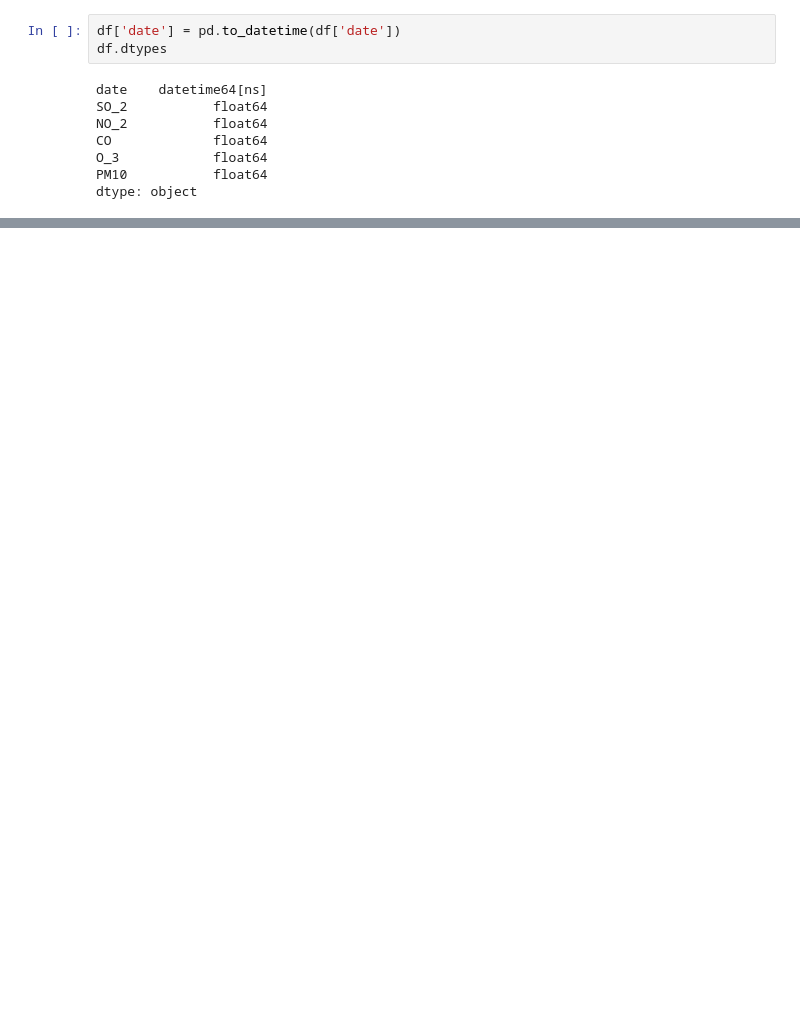
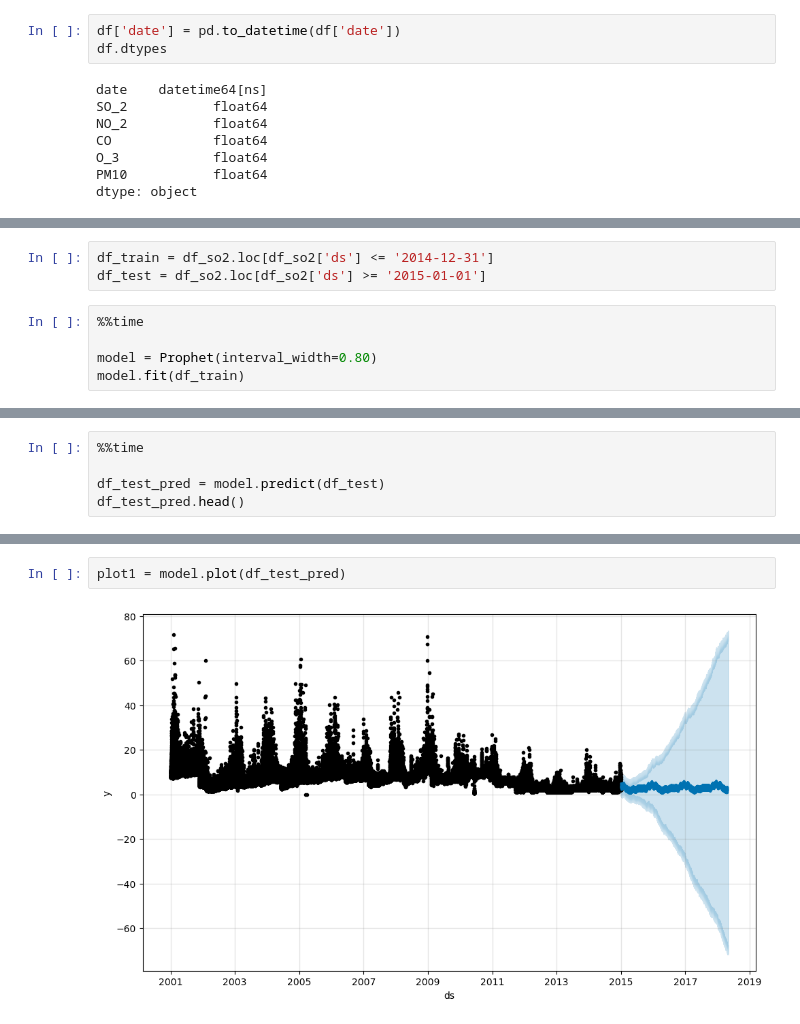
Before and after one commit to svapichon/air-quality-prediction, a Jupyter notebook: madrid.ipynb, the cells around one changed output, grey strips where cells are left out. Saved outputs shown, nothing was run; the diff lists cells and outputs as text; blank space fills up the shorter version.

```diff
--- a/madrid.ipynb
+++ b/madrid.ipynb
@@ -157,0 +226,8 @@ model.plot_components(forecast)
+# %%
+df_train = df_so2.loc[df_so2['ds'] <= '2014-12-31']
+df_test = df_so2.loc[df_so2['ds'] >= '2015-01-01']
+# %%
+%%time
+
+model = Prophet(interval_width=0.80)
+model.fit(df_train)
@@ -157,0 +239,5 @@ model.plot_components(forecast)
+# %%
+%%time
+
+df_test_pred = model.predict(df_test)
+df_test_pred.head()
@@ -157,0 +253,4 @@ model.plot_components(forecast)
+# %%
+plot1 = model.plot(df_test_pred)
+# %% [output]
+[figure, added]
```
Also changed, not shown: parts of 35 cells of this notebook, 1 other file.
